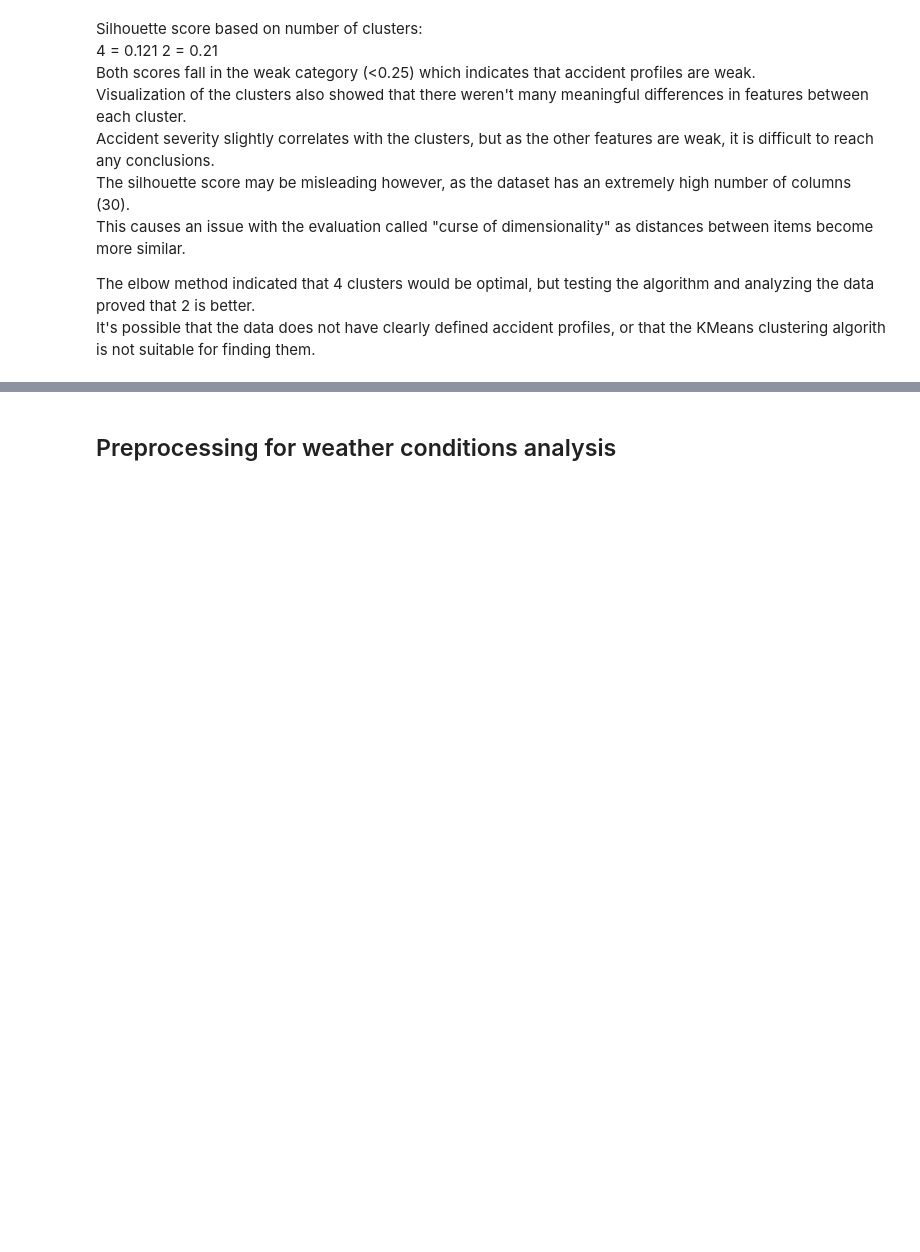
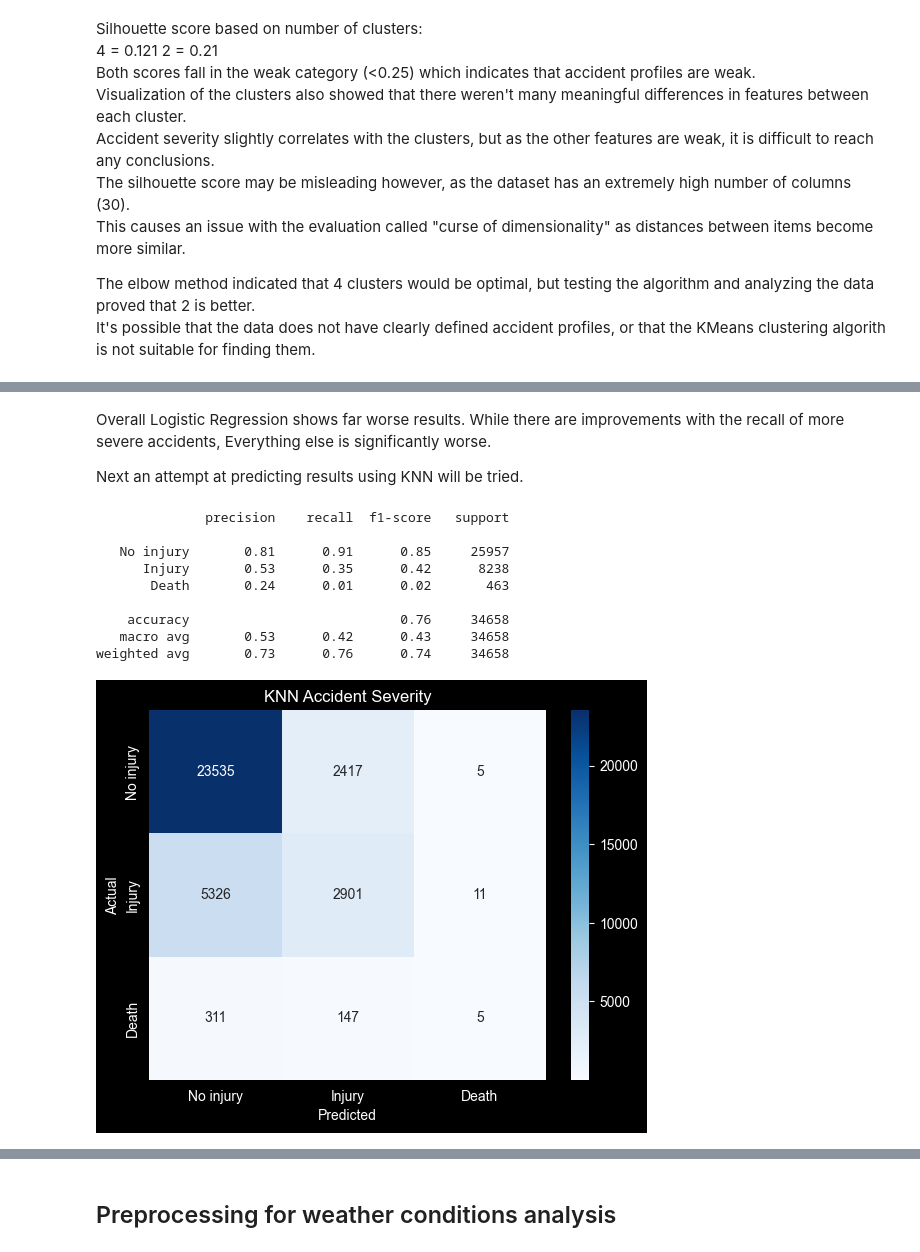
Before and after one commit to nealukumies/dml-project, a Jupyter notebook: traffic_accident_analysis.ipynb, the cells around one changed output, grey strips where cells are left out. Cells and saved outputs as stored; diff of their text form; code cells hidden in the pictures; blank space fills up the shorter version.

```diff
--- a/traffic_accident_analysis.ipynb
+++ b/traffic_accident_analysis.ipynb
@@ -889,0 +838,24 @@ While the severity of an accident can be predicted using available data, it is s
+# %% [markdown]
+Overall Logistic Regression shows far worse results. While there are improvements with the recall of more severe accidents, Everything else is significantly worse.
+
+Next an attempt at predicting results using KNN will be tried.
+# %%
+labels = ["No injury", "Injury", "Death"]
+print(classification_report(y_test, yknn_pred, labels=[0, 2, 1], target_names=labels))
+cm = confusion_matrix(y_test, yknn_pred, labels=[0,2,1])
+sns.heatmap(cm, annot=True, fmt="d", cmap="Blues", xticklabels=labels, yticklabels=labels)
+plt.xlabel("Predicted")
+plt.ylabel("Actual")
+plt.title("KNN Accident Severity")
+plt.show()
+# %% [output]
+              precision    recall  f1-score   support
+
+   No injury       0.81      0.91      0.85     25957
+      Injury       0.53      0.35      0.42      8238
+       Death       0.24      0.01      0.02       463
+
+    accuracy                           0.76     34658
+   macro avg       0.53      0.42      0.43     34658
+weighted avg       0.73      0.76      0.74     34658
+[figure, added]
```
Also changed, not shown: parts of 44 cells of this notebook, 2 other files.
